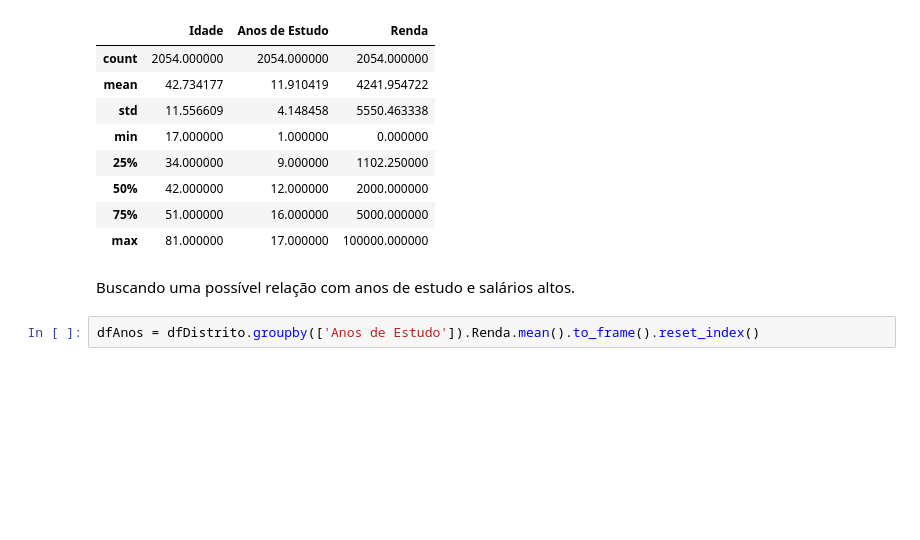
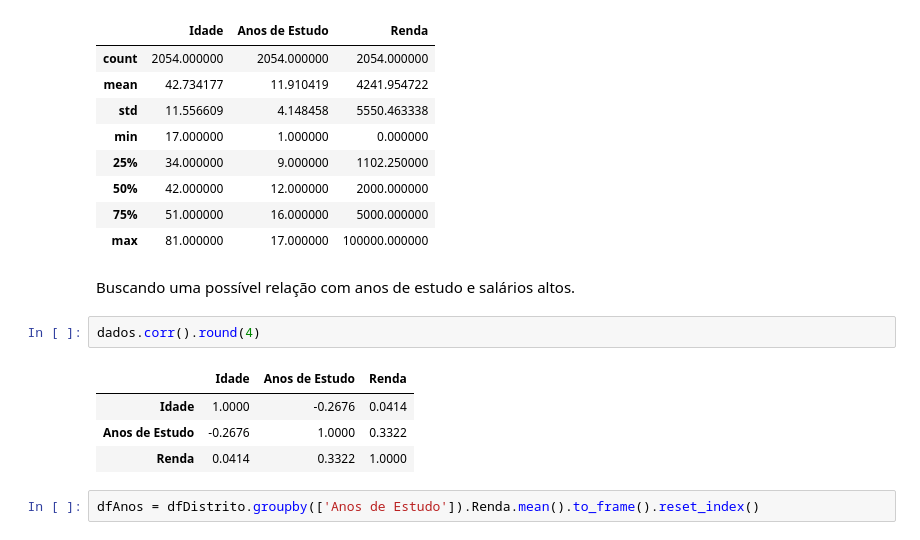
Before and after one commit to Marcus-Bernard0/Data-Science-projects, a Jupyter notebook: 1 - Projeto PNAD/Projeto.ipynb, the cells around one changed output. Cells and saved outputs as stored; diff of their text form; blank space fills up the shorter version.

```diff
--- a/1 - Projeto PNAD/Projeto.ipynb
+++ b/1 - Projeto PNAD/Projeto.ipynb
@@ -484,6 +484,13 @@ dfDistrito.describe()
 | max | 81.000000 | 17.000000 | 100000.000000 |
 # %% [markdown]
 Buscando uma possível relação com anos de estudo e salários altos.
+# %%
+dados.corr().round(4)
+# %% [output]
+|  | Idade | Anos de Estudo | Renda |
+| Idade | 1.0000 | -0.2676 | 0.0414 |
+| Anos de Estudo | -0.2676 | 1.0000 | 0.3322 |
+| Renda | 0.0414 | 0.3322 | 1.0000 |
 # %%
 dfAnos = dfDistrito.groupby(['Anos de Estudo']).Renda.mean().to_frame().reset_index()
 # %%
```
Also changed, not shown: parts of 9 cells of this notebook.
